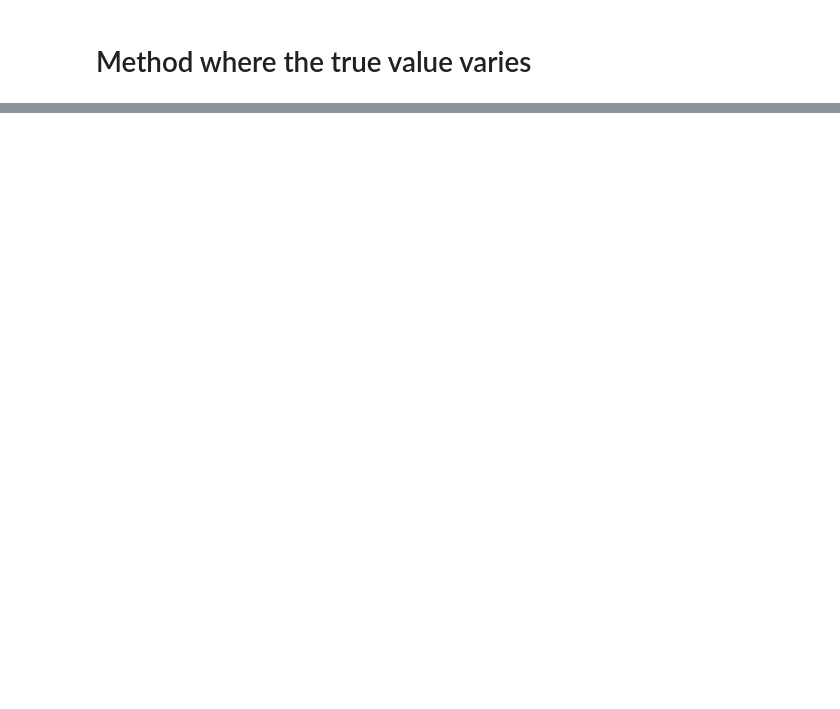
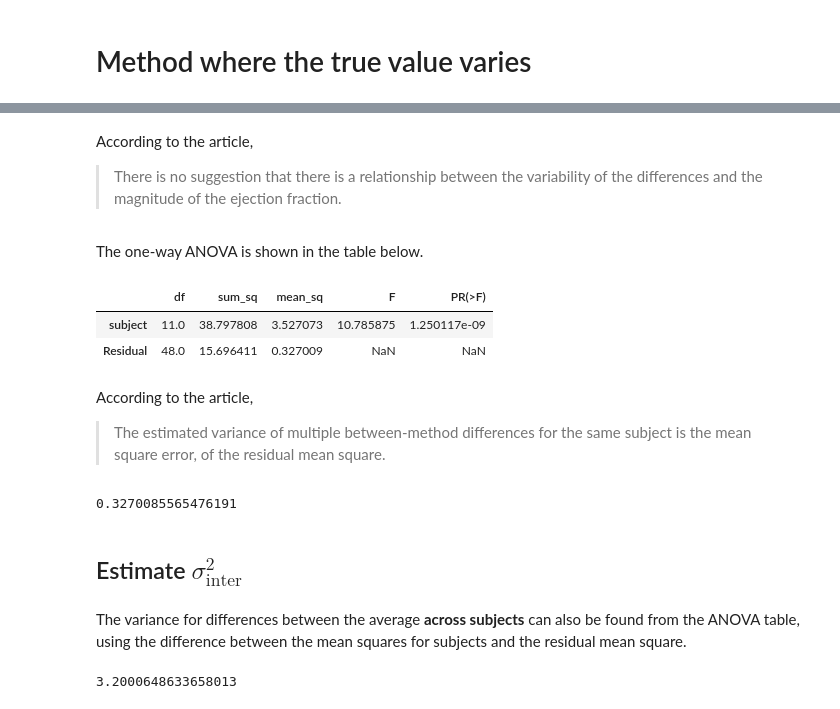
Before and after one commit to herculanodavi/listofbizus, a Jupyter notebook: _notebooks/2020-03-31-compound_bland_altman.ipynb, the cells around one changed output, grey strips where cells are left out. Saved outputs shown, nothing was run; the diff lists cells and outputs as text; code cells hidden in the pictures; blank space fills up the shorter version.

```diff
--- a/_notebooks/2020-03-31-compound_bland_altman.ipynb
+++ b/_notebooks/2020-03-31-compound_bland_altman.ipynb
@@ -265,0 +92,35 @@ And another {% fn 2 %}
+# %% [markdown]
+According to the article,
+
+>There is no suggestion that there is a relationship between the variability of the differences and the magnitude of the ejection fraction.
+# %% [markdown]
+The one-way ANOVA is shown in the table below.
+# %%
+import statsmodels.api as sm
+from statsmodels.formula.api import ols
+
+data['subject'] = data['subject'].astype(str)
+lm = ols('errors ~ subject',data=data).fit()
+table = sm.stats.anova_lm(lm)
+table
+# %% [output]
+|  | df | sum_sq | mean_sq | F | PR(>F) |
+| subject | 11.0 | 38.797808 | 3.527073 | 10.785875 | 1.250117e-09 |
+| Residual | 48.0 | 15.696411 | 0.327009 | NaN | NaN |
+# %% [markdown]
+According to the article,
+>The estimated variance of multiple between-method differences for the same subject is the mean square error, of the residual mean square.
+# %%
+var_intra = table.mean_sq['Residual']
+var_intra
+# %% [output]
+0.3270085565476191
+# %% [markdown]
+## Estimate $\sigma^2_{\text{inter}}$
+# %% [markdown]
+The variance for differences between the average **across subjects** can also be found from the ANOVA table, using the difference between the mean squares for subjects and the residual mean square.
+# %%
+var_inter = table.mean_sq['subject'] - table.mean_sq['Residual']
+var_inter
+# %% [output]
+3.2000648633658013
```
Also changed, not shown: parts of 49 cells of this notebook, 1 other file.
